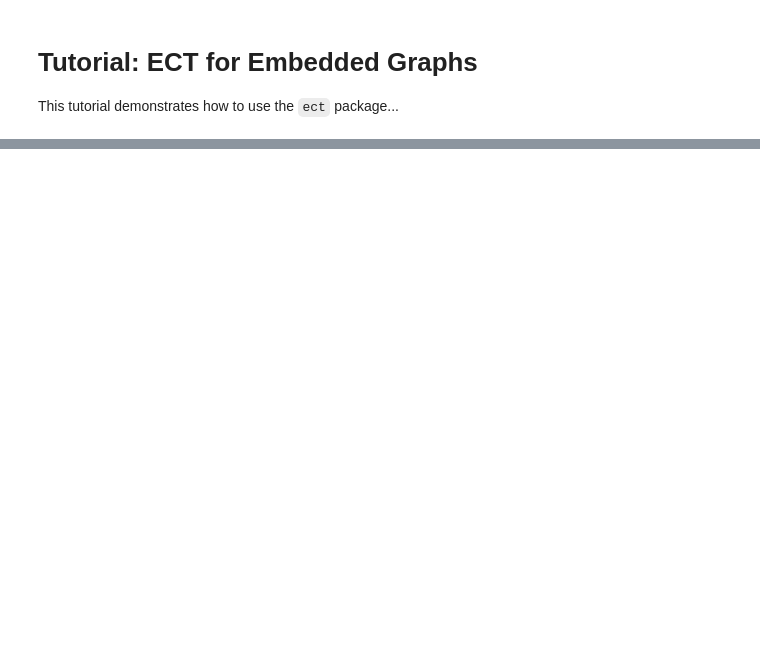
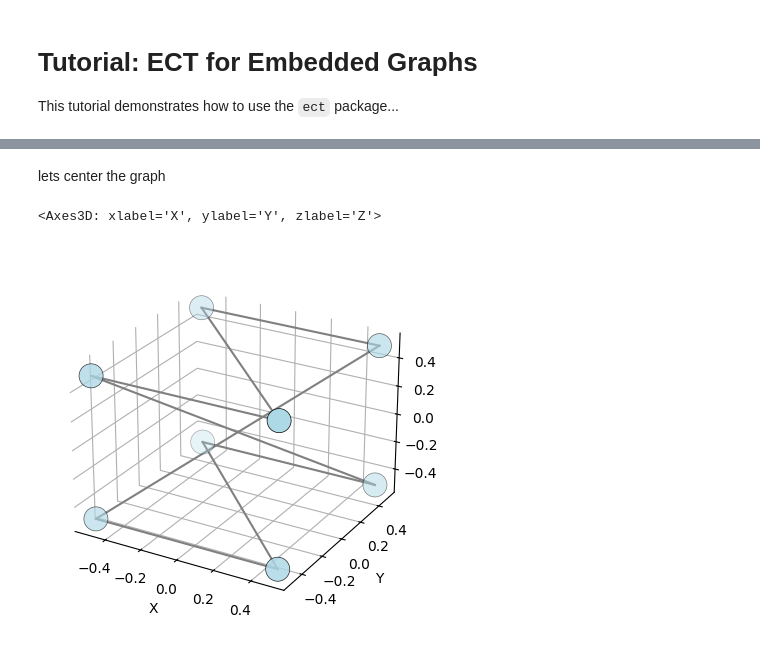
Before and after one commit to MunchLab/ect, a Jupyter notebook: doc_source/notebooks/tutorial_graph.ipynb, the cells around one changed output, grey strips where cells are left out. Saved outputs shown, nothing was run; the diff lists cells and outputs as text; code cells hidden in the pictures; blank space fills up the shorter version.

```diff
--- a/doc_source/notebooks/tutorial_graph.ipynb
+++ b/doc_source/notebooks/tutorial_graph.ipynb
@@ -109,0 +207,8 @@ sect.plot()
+# %% [markdown]
+ lets center the graph
+# %%
+graph_3d.center_coordinates(center_type="mean")
+graph_3d.plot()
+# %% [output]
+<Axes3D: xlabel='X', ylabel='Y', zlabel='Z'>
+[figure, added]
```
Also changed, not shown: parts of 27 cells of this notebook.
